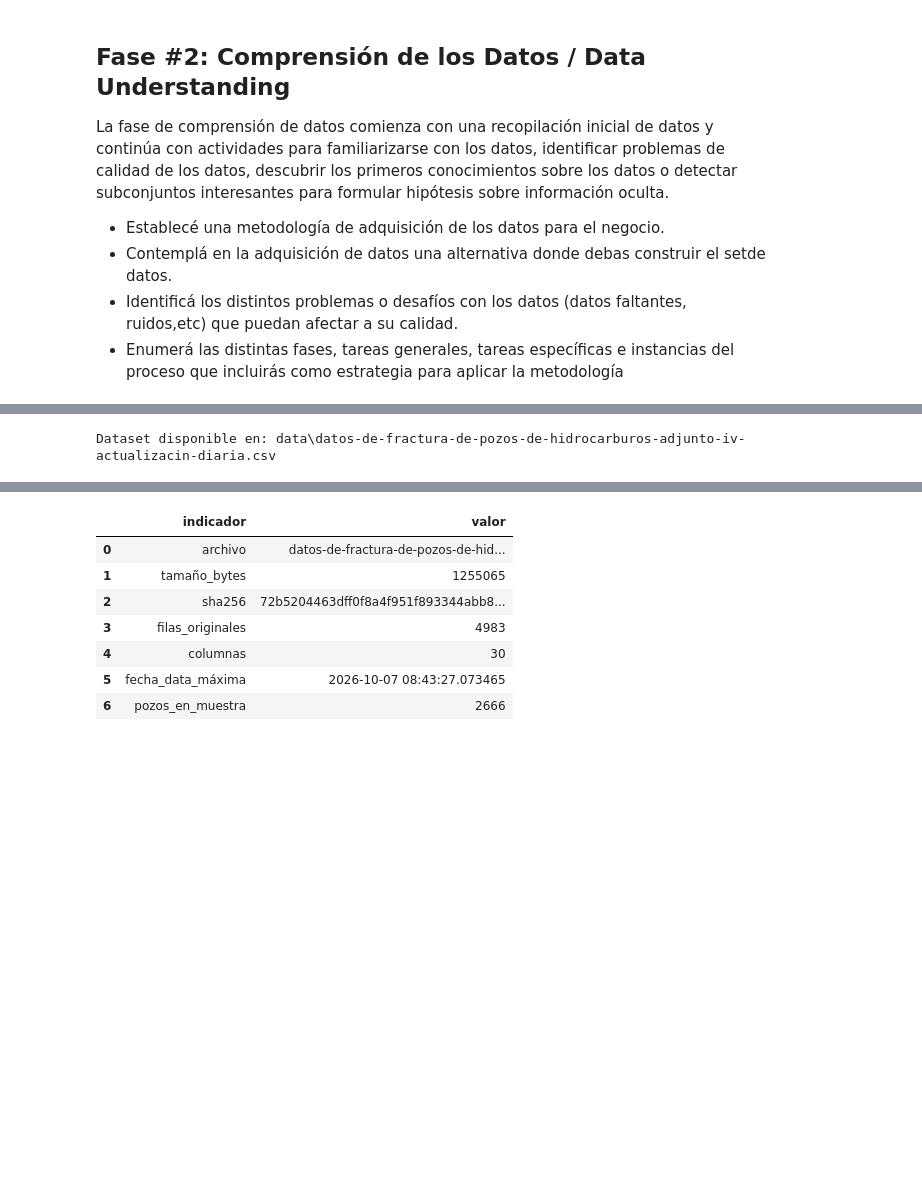
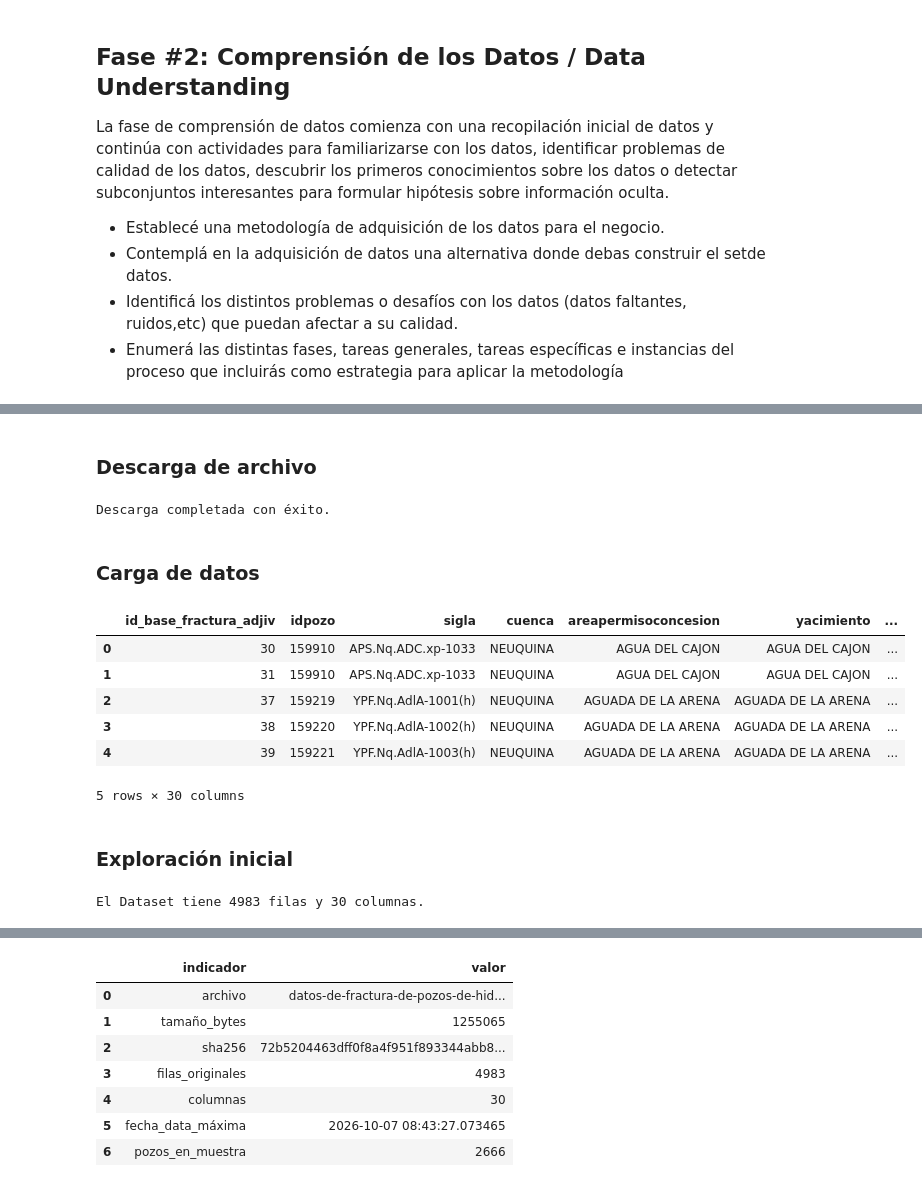
Before and after one commit to 1Claure/Ingenieria_De_Software, a Jupyter notebook: Fase_2.ipynb, the cells around one changed output, grey strips where cells are left out. Drawn from its saved outputs; the diff is of its cells as text; code cells hidden in the pictures; blank space fills up the shorter version.

Commit message:
Cambié el modo de obtención del .csv y empecé la exploración inicial del df

```diff
--- a/Fase_2.ipynb
+++ b/Fase_2.ipynb
@@ -23,25 +31,3 @@ import numpy as np
 import pandas as pd
 import seaborn as sns
 from IPython.display import display  # ty: ignore[unresolved-import]
-# %%
-# @title Obtener el dataset en Colab/repositorio
-
-dataset_url = "http://datos.energia.gob.ar/dataset/71fa2e84-0316-4a1b-af68-7f35e41f58d7/resource/2280ad92-6ed3-403e-a095-50139863ab0d/download/datos-de-fractura-de-pozos-de-hidrocarburos-adjunto-iv-actualizacin-diaria.csv"
-
-NOMBRE_ARCHIVO = "datos-de-fractura-de-pozos-de-hidrocarburos-adjunto-iv-actualizacin-diaria.csv"
-
-dataset_repo_path = Path("data") / NOMBRE_ARCHIVO
-dataset_colab_path = Path("/content/data") / NOMBRE_ARCHIVO
-
-if dataset_repo_path.exists():
-	DATA_PATH = dataset_repo_path
-elif dataset_colab_path.exists():
-	DATA_PATH = dataset_colab_path
-else:
-	dataset_repo_path.parent.mkdir(parents=True, exist_ok=True)
-	urlretrieve(dataset_url, dataset_repo_path)
-	DATA_PATH = dataset_repo_path
-
-print(f"Dataset disponible en: {DATA_PATH}")
-# %% [output]
-Dataset disponible en: data\datos-de-fractura-de-pozos-de-hidrocarburos-adjunto-iv-actualizacin-diaria.csv
@@ -51,0 +34,50 @@ df_raw = pd.read_csv(DATA_PATH)
+# %% [markdown]
+### Descarga de archivo
+# %%
+#@title Descargar datos de energía
+# Silenciar advertencias de certificados no verificados
+urllib3.disable_warnings(urllib3.exceptions.InsecureRequestWarning)
+
+url = "https://datos.energia.gob.ar/dataset/71fa2e84-0316-4a1b-af68-7f35e41f58d7/resource/2280ad92-6ed3-403e-a095-50139863ab0d/download/datos-de-fractura-de-pozos-de-hidrocarburos-adjunto-iv-actualizacin-diaria.csv"
+
+headers = {
+    "User-Agent": "Mozilla/5.0 (Windows NT 10.0; Win64; x64) AppleWebKit/537.36 (KHTML, like Gecko) Chrome/120.0.0.0 Safari/537.36"
+}
+
+# Realizar la descarga en bloques (stream) para evitar sobrecargar memoria
+with requests.get(url, headers=headers, verify=False, stream=True, timeout=60) as r:
+    r.raise_for_status()
+    with open("datos_energia.csv", "wb") as f:
+        for chunk in r.iter_content(chunk_size=8192):
+            f.write(chunk)
+
+print("Descarga completada con éxito.")
+# %% [output]
+Descarga completada con éxito.
+# %% [markdown]
+### Carga de datos
+# %%
+# @title Cargar datos
+# Cargar el archivo CSV descargado en un DataFrame de pandas
+df_datos_energia = pd.read_csv("datos_energia.csv")
+
+# Visualizar las primeras filas del DataFrame
+df_datos_energia.head()
+# %% [output]
+|  | id_base_fractura_adjiv | idpozo | sigla | cuenca | areapermisoconcesion | yacimiento | ... |
+| 0 | 30 | 159910 | APS.Nq.ADC.xp-1033 | NEUQUINA | AGUA DEL CAJON | AGUA DEL CAJON | ... |
+| 1 | 31 | 159910 | APS.Nq.ADC.xp-1033 | NEUQUINA | AGUA DEL CAJON | AGUA DEL CAJON | ... |
+| 2 | 37 | 159219 | YPF.Nq.AdlA-1001(h) | NEUQUINA | AGUADA DE LA ARENA | AGUADA DE LA ARENA | ... |
+| 3 | 38 | 159220 | YPF.Nq.AdlA-1002(h) | NEUQUINA | AGUADA DE LA ARENA | AGUADA DE LA ARENA | ... |
+| 4 | 39 | 159221 | YPF.Nq.AdlA-1003(h) | NEUQUINA | AGUADA DE LA ARENA | AGUADA DE LA ARENA | ... |
+5 rows × 30 columns
+# %% [markdown]
+### Exploración inicial
+# %%
+# Determinar el número de filas y columnas del dataset
+num_filas, num_columnas = df_datos_energia.shape
+
+# Mostrar el número de filas y columnas
+print(f"El Dataset tiene {num_filas} filas y {num_columnas} columnas.")
+# %% [output]
+El Dataset tiene 4983 filas y 30 columnas.
```
Also changed, not shown: parts of 8 cells of this notebook, 2 other files.
